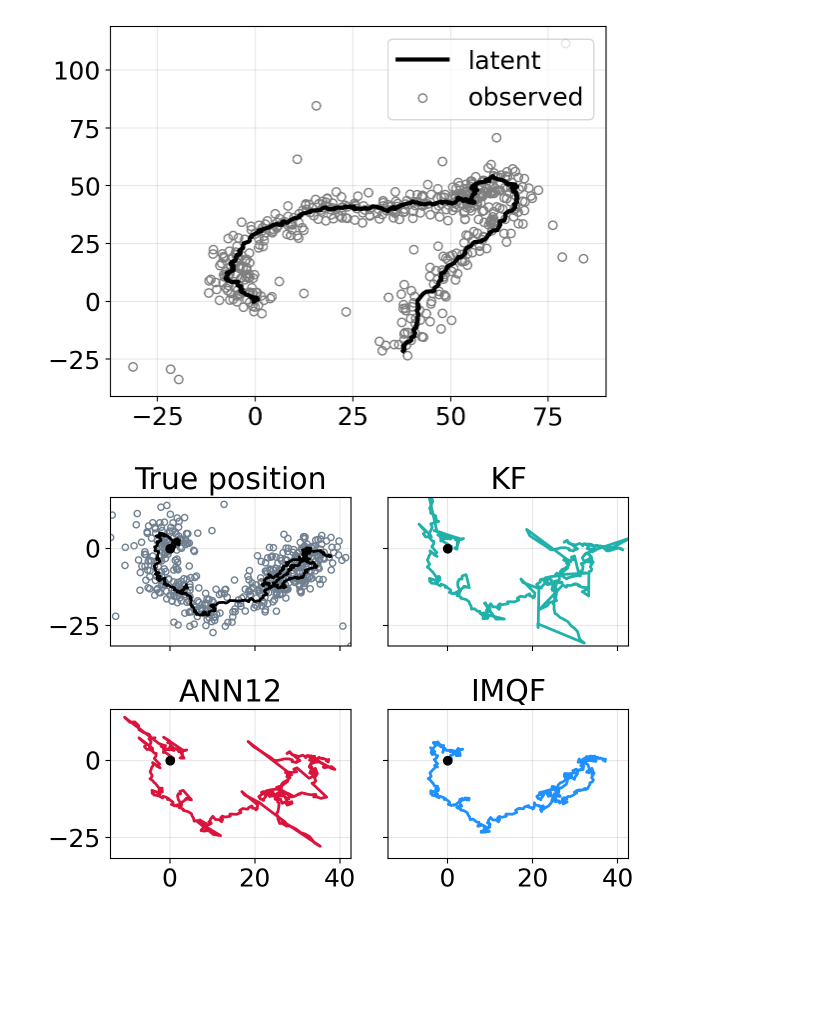
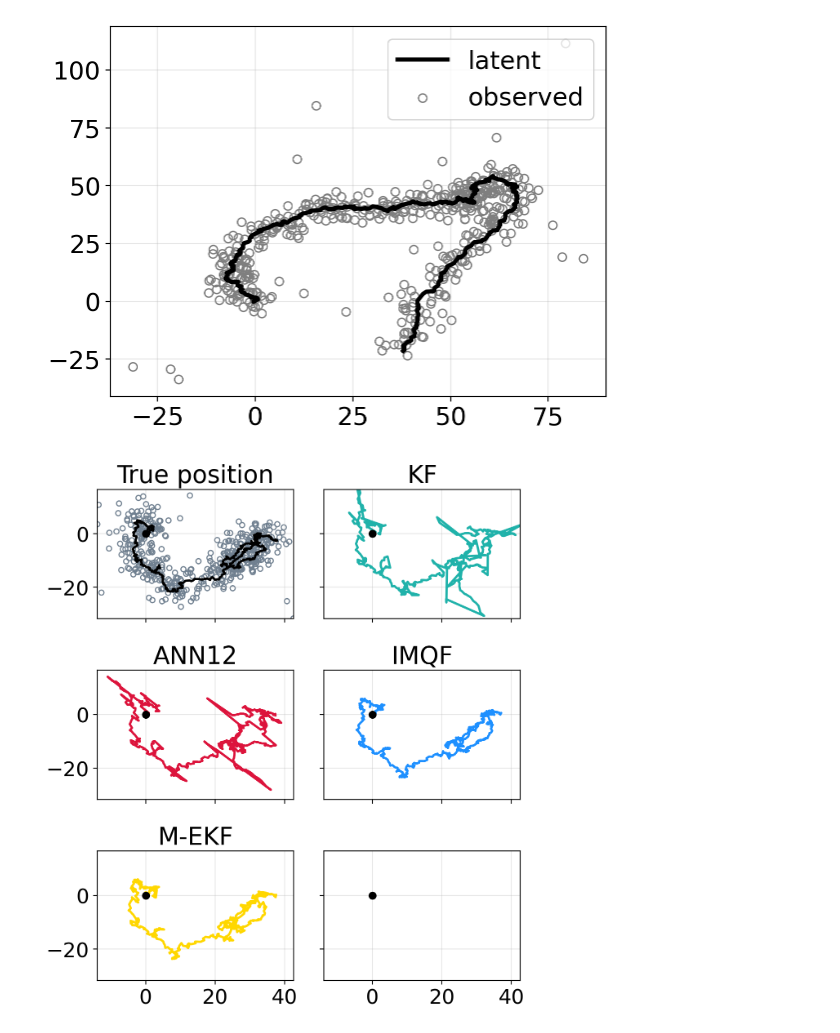
Before and after one commit to gerdm/weighted-likelihood-filter, a Jupyter notebook: experiments/2d-tracking-outlier-covariance.ipynb, the cells around one changed output. Drawn from its saved outputs; the diff is of its cells as text; code cells hidden in the pictures; blank space fills up the shorter version.

Commit message:
feat: experiments/
Include mahalanobis-thresholded Kalman filter

```diff
--- a/experiments/2d-tracking-outlier-covariance.ipynb
+++ b/experiments/2d-tracking-outlier-covariance.ipynb
@@ -187,7 +187,7 @@ def vmap_filter_imqf(soft_threshold, measurements, state):
 
 @jax.jit
 def bo_filter_imqf(soft_threshold):
-    err, _ = vmap_filter_imqf(soft_threshold, yv, state)
+    err, _ = vmap_filter_imqf(soft_threshold, yv[:1], state[:1])
     return -err.mean(axis=0).max()
 # %%
 %%time
@@ -224,0 +224,6 @@ Array([31.098406, 31.163525, 31.087765, 31.214067], dtype=float32)
+# %%
+def latent_fn(z):
+    return dgen.transition_matrix @ z
+
+def measurement_fn(z, _):
+    return dgen.projection_matrix @ z
@@ -224,0 +254,11 @@ Array([31.098406, 31.163525, 31.087765, 31.214067], dtype=float32)
+# %%
+%%time
+bo = BayesianOptimization(
+    bo_filter_mah_ekf,
+    pbounds={
+        "threshold": (0.01, 100)
+    },
+    random_state=314,
+    verbose=1
+)
+bo.maximize(init_points=20)
@@ -224,0 +273,6 @@ Array([31.098406, 31.163525, 31.087765, 31.214067], dtype=float32)
+# %%
+threshold = bo.max["params"]["threshold"]
+_, hist_bel_mah_ekf_runs = vmap_filter_mah_ekf(threshold, yv, state)
+diff_mah_ekf = jnp.power(hist_bel_mah_ekf_runs - state, 2)
+
+jnp.sqrt(diff_mah_ekf.sum(axis=1)).mean(axis=0)
@@ -315,34 +374,40 @@ latent_i = datasets["latent"][i, :, :2].T
 kf_i = hist_bel_kf_runs[i, :, :2].T
 rkf_i = hist_bel_rkf_runs[i, :, :2].T
 imq_i = hist_bel_imqf_runs[i, :, :2].T
+mekf_i = hist_bel_mah_ekf_runs[i, :, :2].T
 
-fig, ax = plt.subplots(2,2, figsize=(6.4, 4.8), sharex=True, sharey=True)
+fig, ax = plt.subplots(3,2, figsize=(6.4, 7.2), sharex=True, sharey=True)
 
 ax[0,0].plot(*latent_i, c="black", linewidth=2)
 ax[0,0].set_title("True position")
 ax[0,0].scatter(*yv[i, :].T, edgecolor="slategray", color="none", s=20, label="observed")
 
 ylim = ax[0,0].get_ylim()
 xlim = ax[0,0].get_xlim()
 
 ax[0,1].plot(*kf_i, c="lightseagreen", linewidth=2)
 ax[0,1].set_title("KF")
 
 ax[1,0].plot(*rkf_i, c="crimson", linewidth=2)
 ax[1,0].set_title("ANN12")
 
 ax[1,1].plot(*imq_i, c="dodgerblue", linewidth=2)
 ax[1,1].set_title("IMQF")
 
+
+ax[2,0].plot(*mekf_i, c="gold", linewidth=2)
+ax[2,0].set_title("M-EKF")
+
+
 (xmin, ymin) = np.quantile(yv[i], 0.01, axis=0)
 (xmax, ymax) = np.quantile(yv[i], 0.99, axis=0)
 for axi in ax.ravel():
     axi.grid(alpha=0.3)
     axi.scatter(0,0, c="black", zorder=3)
     axi.set_xlim(xmin, xmax)
     axi.set_ylim(ymin, ymax)
 
 plt.tight_layout()
 plt.savefig("./figures/2d-ssm-comparison-single-run.pdf")
 # %% [output]
-[figure, old version]
+[figure, new version]
```
Also changed, not shown: parts of 15 cells of this notebook, 2 other files.
